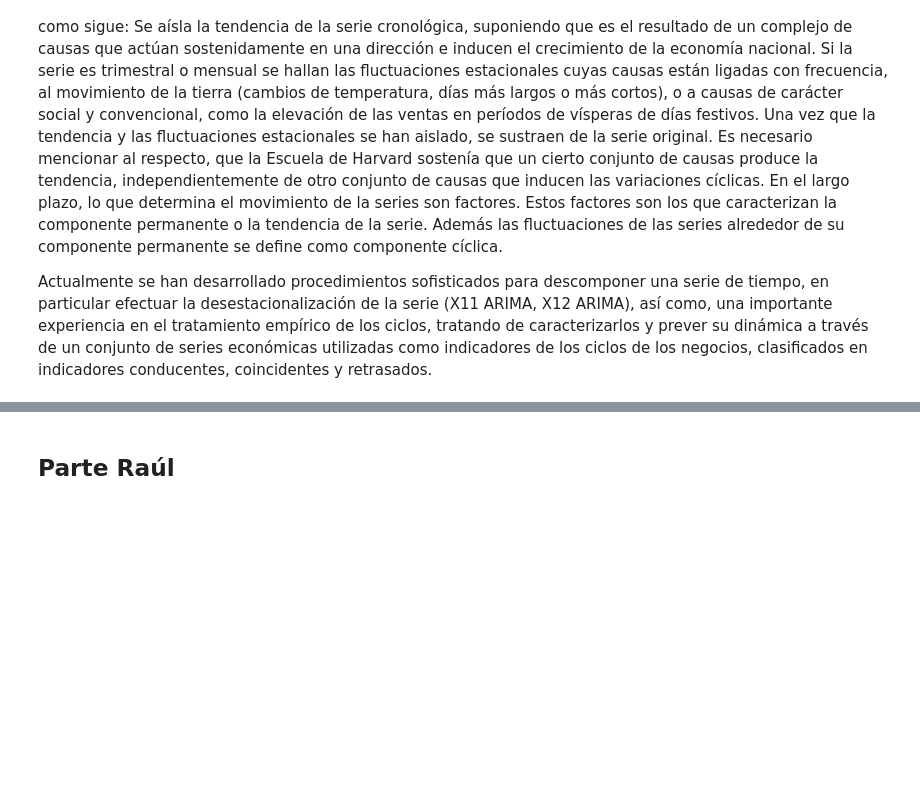
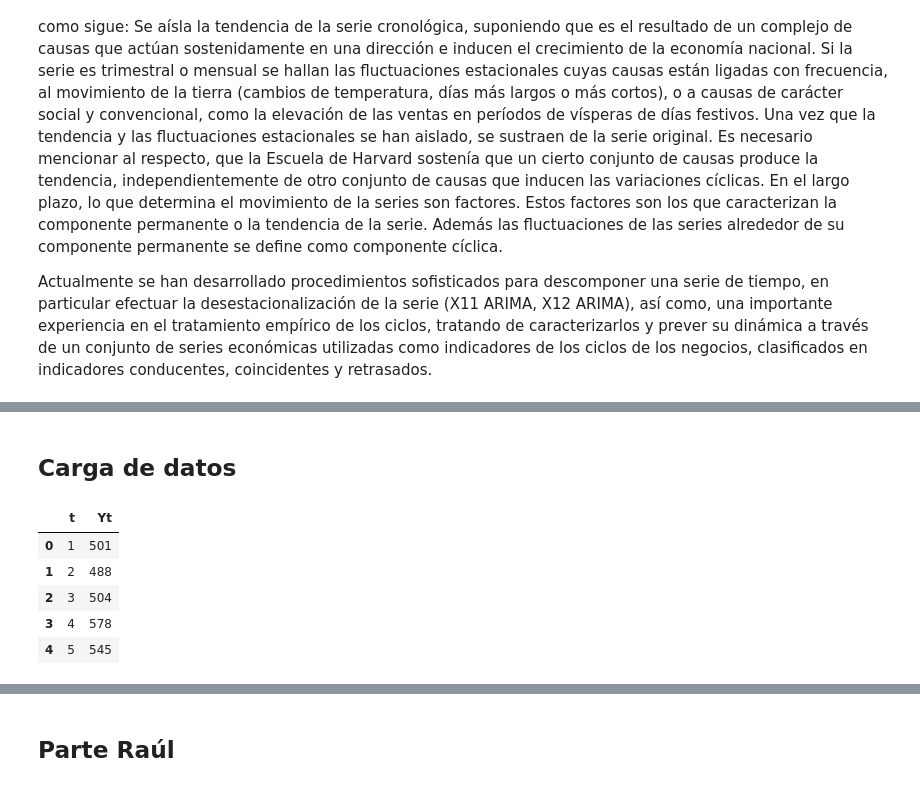
Before and after one commit to maferpy/unidad9, a Jupyter notebook: pronosticos.ipynb, the cells around one changed output, grey strips where cells are left out. Cells and saved outputs as stored; diff of their text form; code cells hidden in the pictures; blank space fills up the shorter version.

```diff
--- a/pronosticos.ipynb
+++ b/pronosticos.ipynb
@@ -20,0 +54,13 @@ Actualmente se han desarrollado procedimientos sofisticados para descomponer una
+# %% [markdown]
+## Carga de datos
+# %%
+
+df = pd.read_excel("/Users/maferpazaran/Downloads/Hab.xlsx")
+df.head()
+# %% [output]
+|  | t | Yt |
+| 0 | 1 | 501 |
+| 1 | 2 | 488 |
+| 2 | 3 | 504 |
+| 3 | 4 | 578 |
+| 4 | 5 | 545 |
```
Also changed, not shown: parts of 8 cells of this notebook.
